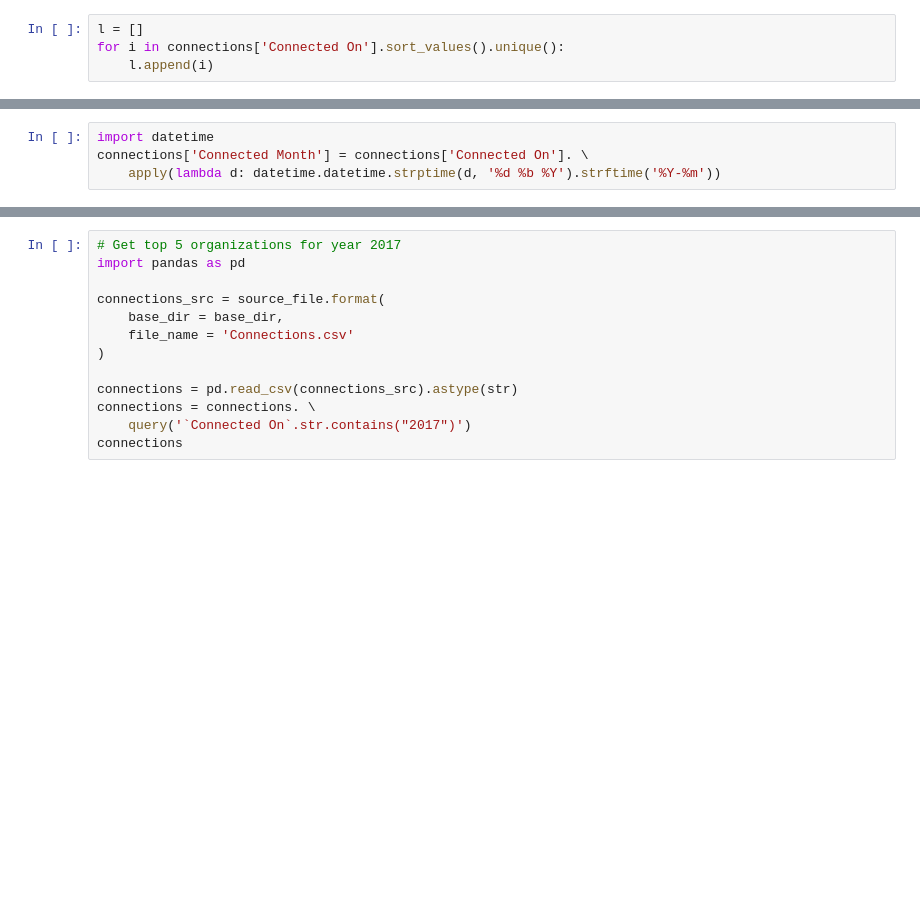
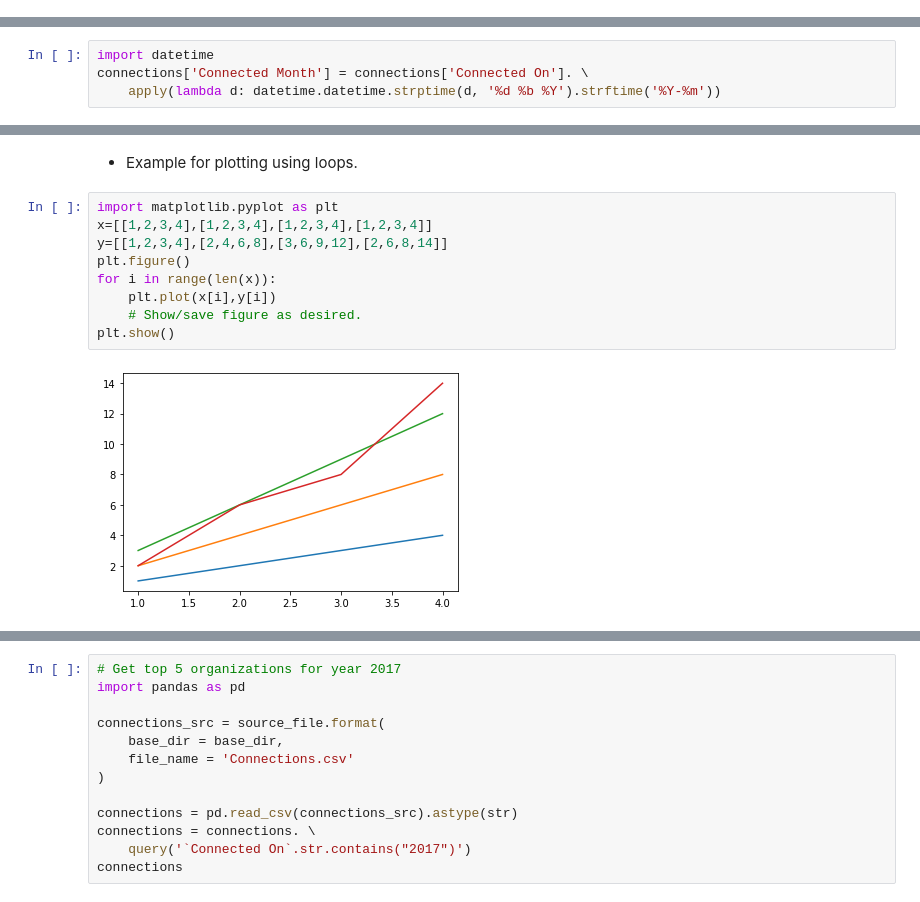
Before and after one commit to dgadiraju/itversity-books, a Jupyter notebook: Data Engineering Bootcamp/30 Basics of Programming using Python/08 Data Visualization.ipynb, the cells around one changed output, grey strips where cells are left out. Drawn from its saved outputs; the diff is of its cells as text; blank space fills up the shorter version.

```diff
--- a/Data Engineering Bootcamp/30 Basics of Programming using Python/08 Data Visualization.ipynb
+++ b/Data Engineering Bootcamp/30 Basics of Programming using Python/08 Data Visualization.ipynb
@@ -67,4 +164,0 @@ connections
-# %%
-l = []
-for i in connections['Connected On'].sort_values().unique():
-    l.append(i)
@@ -137,0 +489,13 @@ plt.show()
+# %% [markdown]
+* Example for plotting using loops.
+# %%
+import matplotlib.pyplot as plt
+x=[[1,2,3,4],[1,2,3,4],[1,2,3,4],[1,2,3,4]]
+y=[[1,2,3,4],[2,4,6,8],[3,6,9,12],[2,6,8,14]]
+plt.figure()
+for i in range(len(x)):
+    plt.plot(x[i],y[i])
+    # Show/save figure as desired.
+plt.show()
+# %% [output]
+[figure, added]
```
Also changed, not shown: parts of 64 cells of this notebook.
